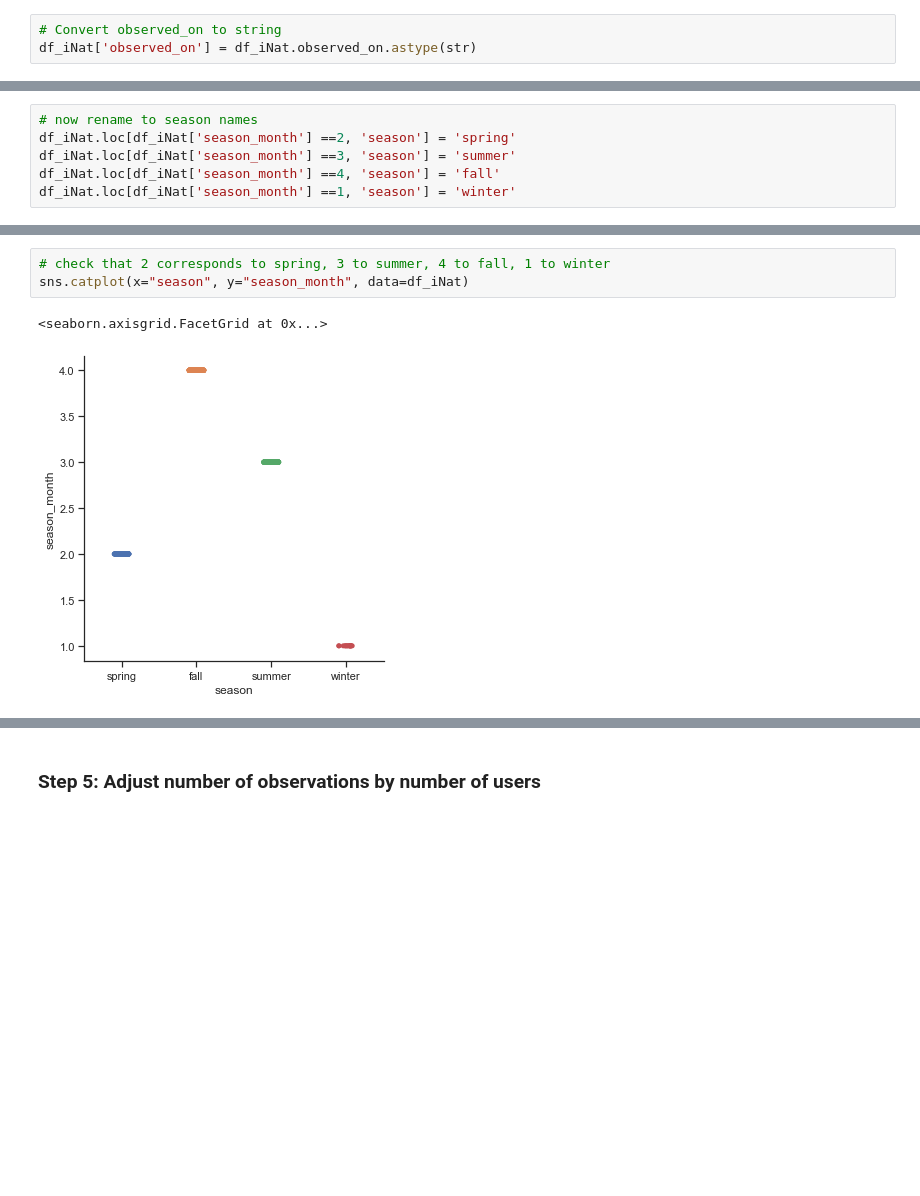
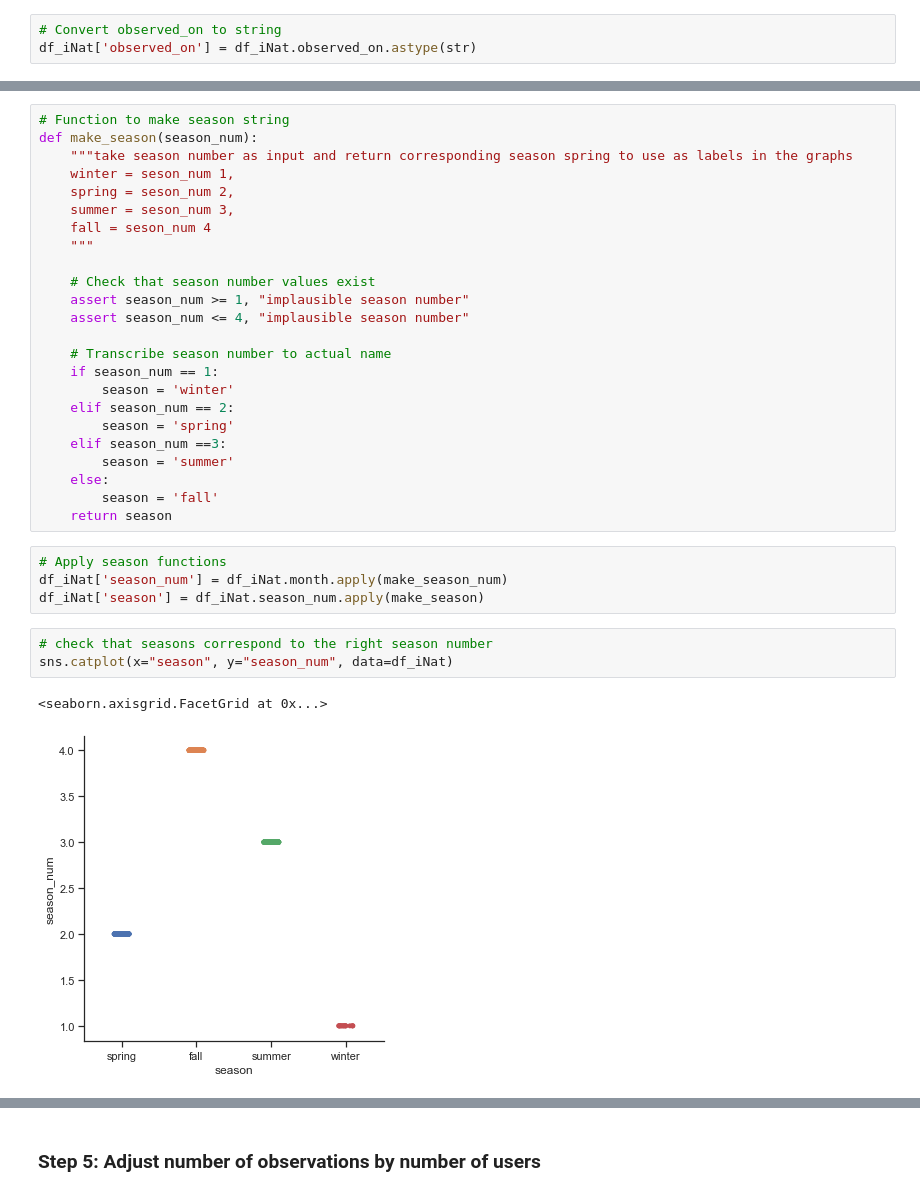
Before and after one commit to caroschwedh/BIOF309-final-project, a Jupyter notebook: DMV_bees.ipynb, the cells around one changed output, grey strips where cells are left out. Cells and saved outputs as stored; diff of their text form; blank space fills up the shorter version.

Commit message:
season functions with docstrings

```diff
--- a/DMV_bees.ipynb
+++ b/DMV_bees.ipynb
@@ -76,6 +60,0 @@ df_iNat.plot.scatter(x='month',y='season_month')
-# %%
-# now rename to season names
-df_iNat.loc[df_iNat['season_month'] ==2, 'season'] = 'spring'
-df_iNat.loc[df_iNat['season_month'] ==3, 'season'] = 'summer'
-df_iNat.loc[df_iNat['season_month'] ==4, 'season'] = 'fall'
-df_iNat.loc[df_iNat['season_month'] ==1, 'season'] = 'winter'
@@ -82,9 +81,37 @@ df_iNat.loc[df_iNat['season_month'] ==1, 'season'] = 'winter'
+# %%
+# Function to make season string
+def make_season(season_num):
+    """take season number as input and return corresponding season spring to use as labels in the graphs
+    winter = seson_num 1,
+    spring = seson_num 2,
+    summer = seson_num 3,
+    fall = seson_num 4
+    """
+
+    # Check that season number values exist
+    assert season_num >= 1, "implausible season number"
+    assert season_num <= 4, "implausible season number"
+
+    # Transcribe season number to actual name
+    if season_num == 1:
+        season = 'winter'
+    elif season_num == 2:
+        season = 'spring'
+    elif season_num ==3:
+        season = 'summer'
+    else:
+        season = 'fall'
+    return season
+# %%
+# Apply season functions
+df_iNat['season_num'] = df_iNat.month.apply(make_season_num)
+df_iNat['season'] = df_iNat.season_num.apply(make_season)
 # %%
-# check that 2 corresponds to spring, 3 to summer, 4 to fall, 1 to winter
-sns.catplot(x="season", y="season_month", data=df_iNat)
+# check that seasons correspond to the right season number
+sns.catplot(x="season", y="season_num", data=df_iNat)
 # %% [output]
 <seaborn.axisgrid.FacetGrid at 0x...>
-[figure, old version]
+[figure, new version]
 # %%
 # Get a variable for year
 df_iNat['year'] = df_iNat.observed_on.str.slice(0,4)
```
Also changed, not shown: parts of 4 cells of this notebook.
